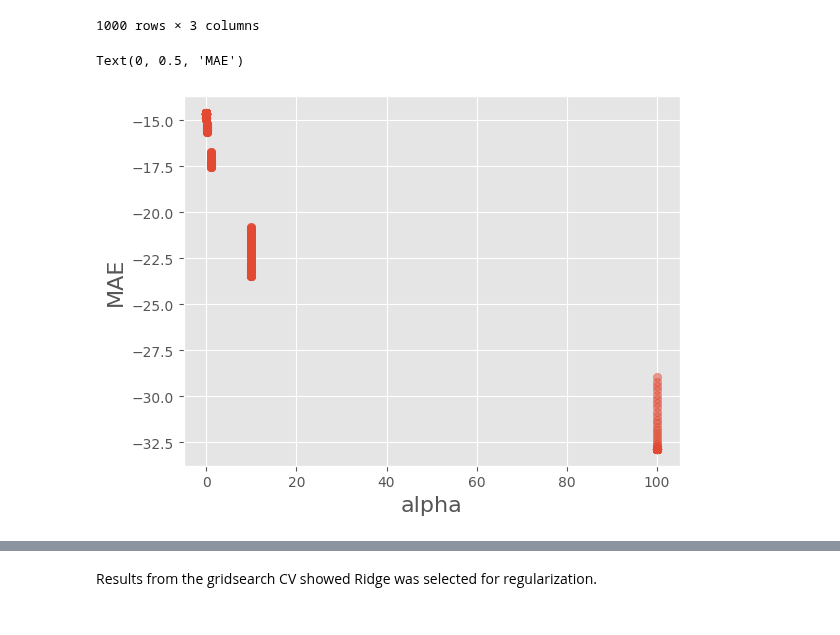
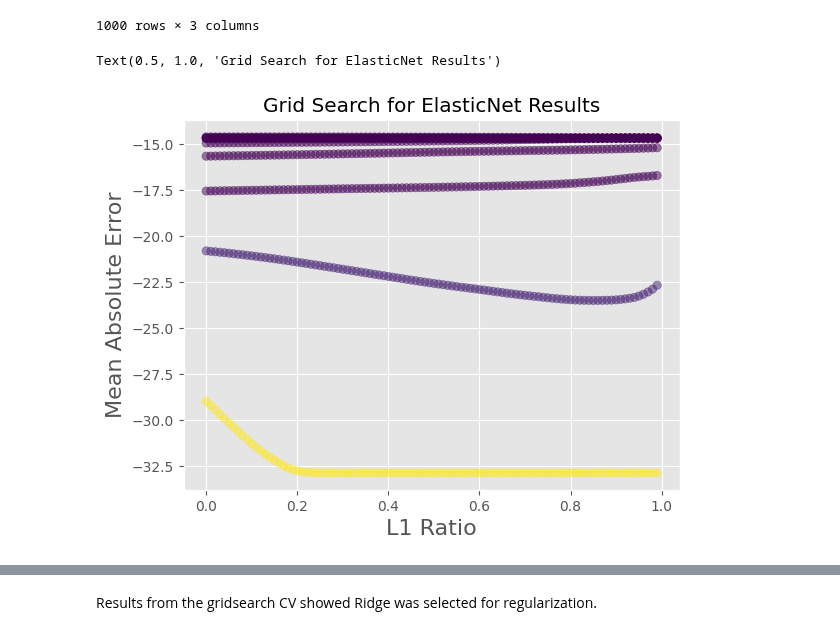
Before and after one commit to boneeyah/QTW, a Jupyter notebook: Case Study 1/Case_Study_1.ipynb, the cells around one changed output, grey strips where cells are left out. Saved outputs shown, nothing was run; the diff lists cells and outputs as text; code cells hidden in the pictures.

```diff
--- a/Case Study 1/Case_Study_1.ipynb
+++ b/Case Study 1/Case_Study_1.ipynb
@@ -129,9 +129,10 @@ grid_results_table
 1000 rows × 3 columns
 # %%
 plt.style.use('ggplot')
-plt.scatter('alpha', 'MAE',alpha=0.5, data=grid_results_table)
-plt.xlabel("alpha", size=16)
-plt.ylabel("MAE", size=16)
+plt.scatter('l1_ratio', 'MAE', c='alpha', alpha=0.5, data=grid_results_table)
+plt.xlabel("L1 Ratio", size=16)
+plt.ylabel("Mean Absolute Error", size=16)
+plt.title('Grid Search for ElasticNet Results')
 # %% [output]
-Text(0, 0.5, 'MAE')
+Text(0.5, 1.0, 'Grid Search for ElasticNet Results')
-[figure, old version]
+[figure, new version]
```
Also changed, not shown: parts of 1 cell of this notebook.
